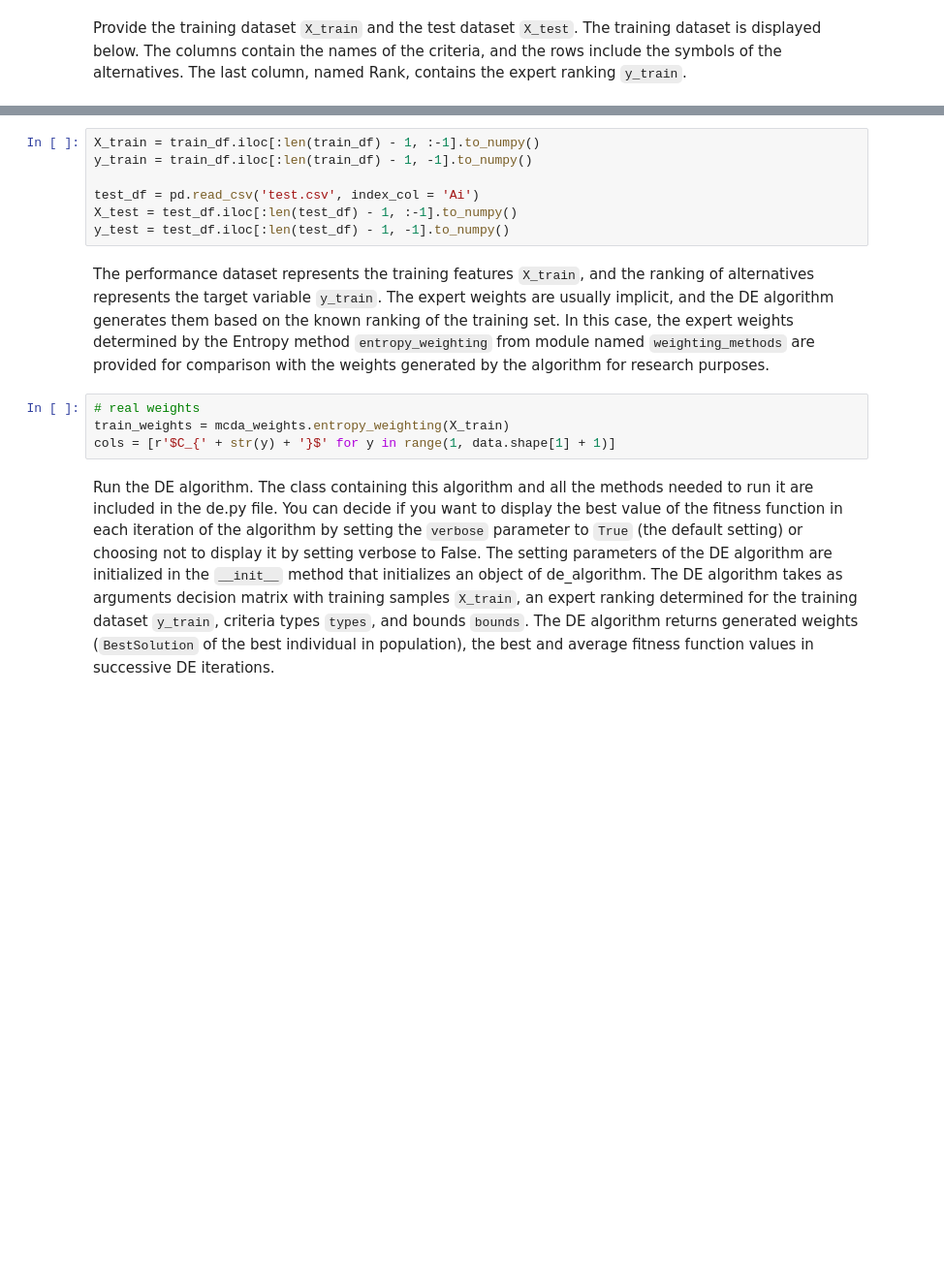
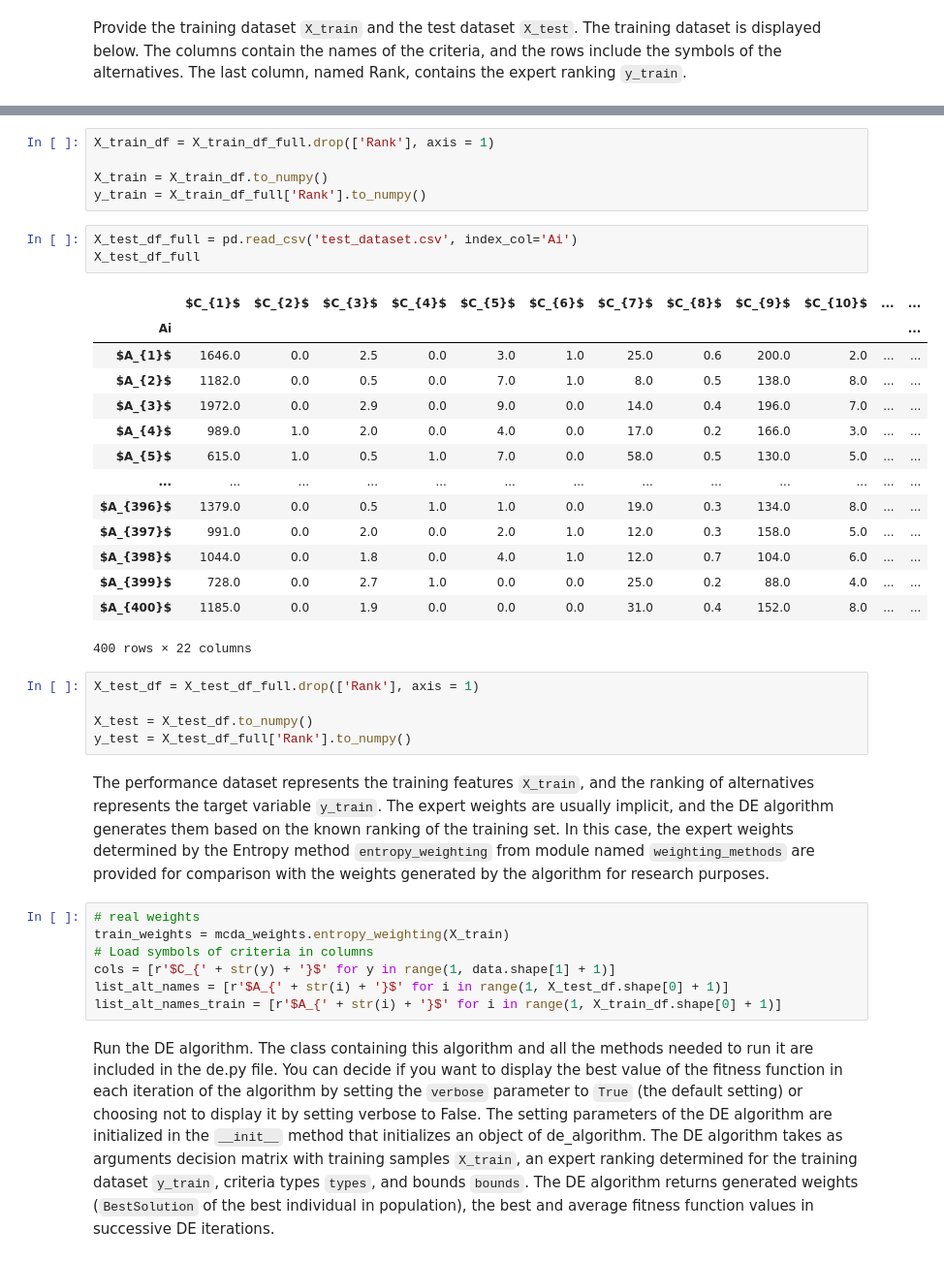
Before and after one commit to energyinpython/EVO-SPOTIS, a Jupyter notebook: docs/example.ipynb, the cells around one changed output, grey strips where cells are left out. Shown: that part at 97% size. Cells and saved outputs as stored; diff of their text form; blank space fills up the shorter version.

```diff
--- a/docs/example.ipynb
+++ b/docs/example.ipynb
@@ -267,16 +269,40 @@ train_df
-# %%
-X_train = train_df.iloc[:len(train_df) - 1, :-1].to_numpy()
-y_train = train_df.iloc[:len(train_df) - 1, -1].to_numpy()
-
-test_df = pd.read_csv('test.csv', index_col = 'Ai')
-X_test = test_df.iloc[:len(test_df) - 1, :-1].to_numpy()
-y_test = test_df.iloc[:len(test_df) - 1, -1].to_numpy()
+# %%
+X_train_df = X_train_df_full.drop(['Rank'], axis = 1)
+
+X_train = X_train_df.to_numpy()
+y_train = X_train_df_full['Rank'].to_numpy()
+# %%
+X_test_df_full = pd.read_csv('test_dataset.csv', index_col='Ai')
+X_test_df_full
+# %% [output]
+|  | $C_{1}$ | $C_{2}$ | $C_{3}$ | $C_{4}$ | $C_{5}$ | $C_{6}$ | $C_{7}$ | $C_{8}$ | $C_{9}$ | $C_{10}$ | ... | ... |
+| Ai |  |  |  |  |  |  |  |  |  |  |  | ... |
+| $A_{1}$ | 1646.0 | 0.0 | 2.5 | 0.0 | 3.0 | 1.0 | 25.0 | 0.6 | 200.0 | 2.0 | ... | ... |
+| $A_{2}$ | 1182.0 | 0.0 | 0.5 | 0.0 | 7.0 | 1.0 | 8.0 | 0.5 | 138.0 | 8.0 | ... | ... |
+| $A_{3}$ | 1972.0 | 0.0 | 2.9 | 0.0 | 9.0 | 0.0 | 14.0 | 0.4 | 196.0 | 7.0 | ... | ... |
+| $A_{4}$ | 989.0 | 1.0 | 2.0 | 0.0 | 4.0 | 0.0 | 17.0 | 0.2 | 166.0 | 3.0 | ... | ... |
+| $A_{5}$ | 615.0 | 1.0 | 0.5 | 1.0 | 7.0 | 0.0 | 58.0 | 0.5 | 130.0 | 5.0 | ... | ... |
+| ... | ... | ... | ... | ... | ... | ... | ... | ... | ... | ... | ... | ... |
+| $A_{396}$ | 1379.0 | 0.0 | 0.5 | 1.0 | 1.0 | 0.0 | 19.0 | 0.3 | 134.0 | 8.0 | ... | ... |
+| $A_{397}$ | 991.0 | 0.0 | 2.0 | 0.0 | 2.0 | 1.0 | 12.0 | 0.3 | 158.0 | 5.0 | ... | ... |
+| $A_{398}$ | 1044.0 | 0.0 | 1.8 | 0.0 | 4.0 | 1.0 | 12.0 | 0.7 | 104.0 | 6.0 | ... | ... |
+| $A_{399}$ | 728.0 | 0.0 | 2.7 | 1.0 | 0.0 | 0.0 | 25.0 | 0.2 | 88.0 | 4.0 | ... | ... |
+| $A_{400}$ | 1185.0 | 0.0 | 1.9 | 0.0 | 0.0 | 0.0 | 31.0 | 0.4 | 152.0 | 8.0 | ... | ... |
+400 rows × 22 columns
+# %%
+X_test_df = X_test_df_full.drop(['Rank'], axis = 1)
+
+X_test = X_test_df.to_numpy()
+y_test = X_test_df_full['Rank'].to_numpy()
 # %% [markdown]
 The performance dataset represents the training features `X_train`, and the ranking of alternatives represents the target variable `y_train`. The expert weights are usually implicit, and the DE algorithm generates them based on the known ranking of the training set. In this case, the expert weights determined by the Entropy method `entropy_weighting` from module named `weighting_methods` are provided for comparison with the weights generated by the algorithm for research purposes.
 # %%
 # real weights
 train_weights = mcda_weights.entropy_weighting(X_train)
+# Load symbols of criteria in columns
 cols = [r'$C_{' + str(y) + '}$' for y in range(1, data.shape[1] + 1)]
+list_alt_names = [r'$A_{' + str(i) + '}$' for i in range(1, X_test_df.shape[0] + 1)]
+list_alt_names_train = [r'$A_{' + str(i) + '}$' for i in range(1, X_train_df.shape[0] + 1)]
 # %% [markdown]
 Run the DE algorithm. The class containing this algorithm and all the methods needed to run it are included in the de.py file. You can decide if you want to display the best value of the fitness function in each iteration of the algorithm by setting the `verbose` parameter to `True` (the default setting) or choosing not to display it by setting verbose to False. The setting parameters of the DE algorithm are initialized in the `__init__` method that initializes an object of de_algorithm. The DE algorithm takes as arguments decision matrix with training samples `X_train`, an expert ranking determined for the training dataset `y_train`, criteria types `types`, and bounds `bounds`. The DE algorithm returns generated weights (`BestSolution` of the best individual in population), the best and average fitness function values in successive DE iterations.
 # %%
```
Also changed, not shown: parts of 6 cells of this notebook, 16 other files.
